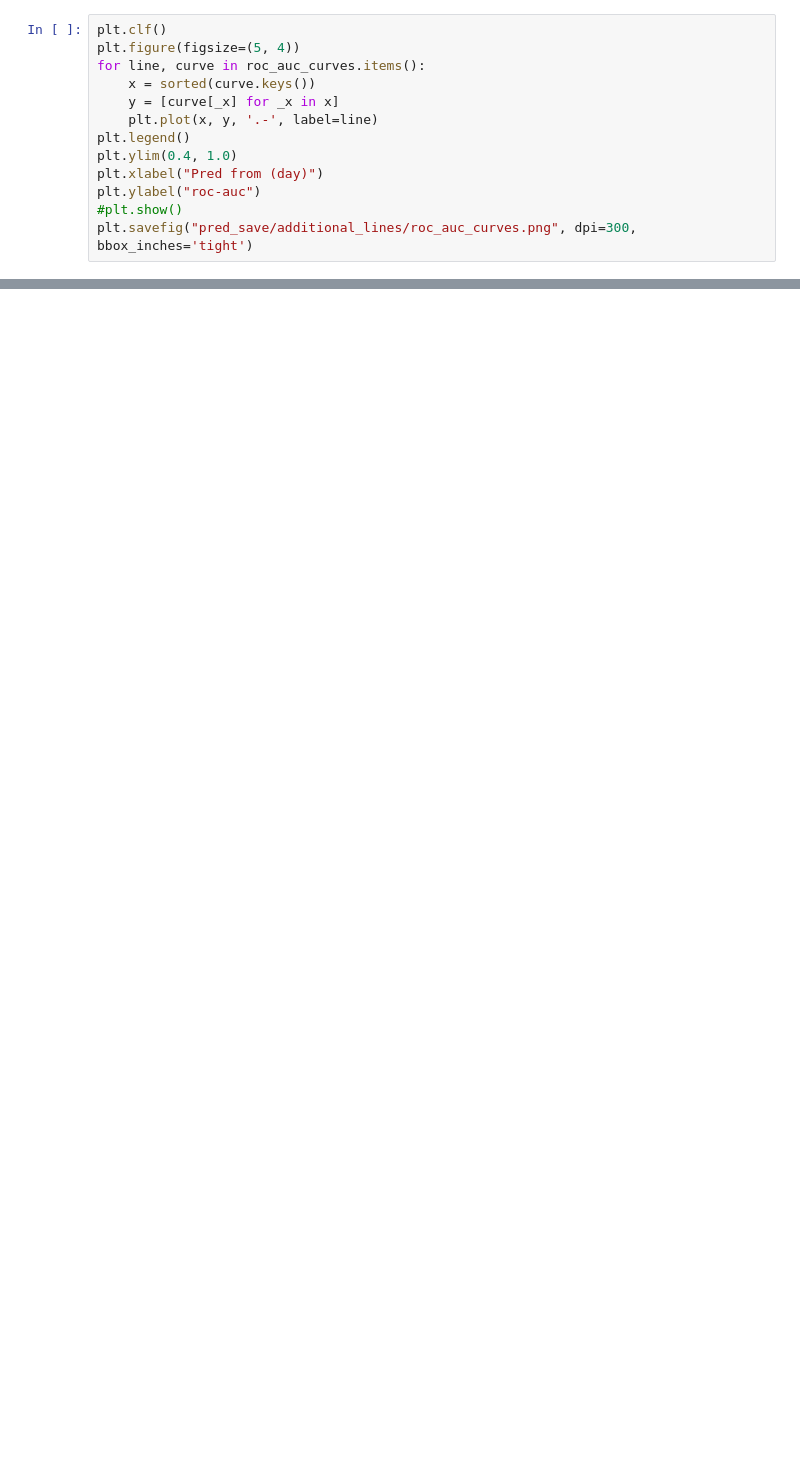
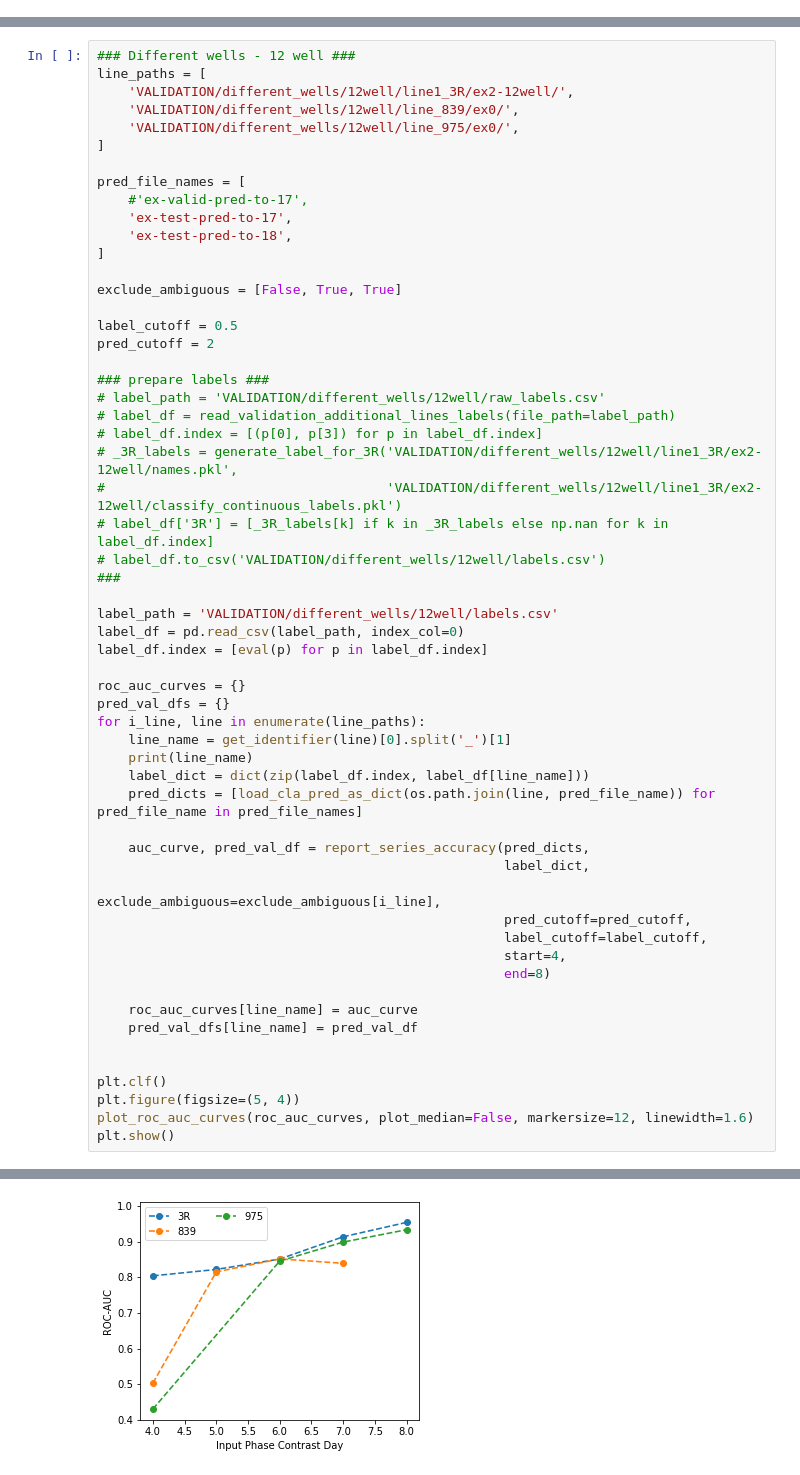
Before and after one commit to miaecle/DiffPred, a Jupyter notebook: metric_breakdown_test.ipynb, the cells around one changed output, grey strips where cells are left out. Drawn from its saved outputs; the diff is of its cells as text; blank space fills up the shorter version.

```diff
--- a/metric_breakdown_test.ipynb
+++ b/metric_breakdown_test.ipynb
@@ -251,13 +258,0 @@ Prec: 0.916     Recall: 0.805   F1: 0.857       AUC: 0.930
-# %%
-plt.clf()
-plt.figure(figsize=(5, 4))
-for line, curve in roc_auc_curves.items():
-    x = sorted(curve.keys())
-    y = [curve[_x] for _x in x]
-    plt.plot(x, y, '.-', label=line)
-plt.legend()
-plt.ylim(0.4, 1.0)
-plt.xlabel("Pred from (day)")
-plt.ylabel("roc-auc")
-#plt.show()
-plt.savefig("pred_save/additional_lines/roc_auc_curves.png", dpi=300, bbox_inches='tight')
@@ -534,0 +259,58 @@ Segmentation Models: using `tf.keras` framework.
+# %%
+### Different wells - 12 well ###
+line_paths = [
+    'VALIDATION/different_wells/12well/line1_3R/ex2-12well/',
+    'VALIDATION/different_wells/12well/line_839/ex0/',
+    'VALIDATION/different_wells/12well/line_975/ex0/',
+]
+
+pred_file_names = [
+    #'ex-valid-pred-to-17',
+    'ex-test-pred-to-17',
+    'ex-test-pred-to-18',
+]
+
+exclude_ambiguous = [False, True, True]
+
+label_cutoff = 0.5
+pred_cutoff = 2
+
+### prepare labels ###
+# label_path = 'VALIDATION/different_wells/12well/raw_labels.csv'
+# label_df = read_validation_additional_lines_labels(file_path=label_path)
+# label_df.index = [(p[0], p[3]) for p in label_df.index]
+# _3R_labels = generate_label_for_3R('VALIDATION/different_wells/12well/line1_3R/ex2-12well/names.pkl',
+#                                    'VALIDATION/different_wells/12well/line1_3R/ex2-12well/classify_continuous_labels.pkl')
+# label_df['3R'] = [_3R_labels[k] if k in _3R_labels else np.nan for k in label_df.index]
+# label_df.to_csv('VALIDATION/different_wells/12well/labels.csv')
+###
+
+label_path = 'VALIDATION/different_wells/12well/labels.csv'
+label_df = pd.read_csv(label_path, index_col=0)
+label_df.index = [eval(p) for p in label_df.index]
+
+roc_auc_curves = {}
+pred_val_dfs = {}
+for i_line, line in enumerate(line_paths):
+    line_name = get_identifier(line)[0].split('_')[1]
+    print(line_name)
+    label_dict = dict(zip(label_df.index, label_df[line_name]))
+    pred_dicts = [load_cla_pred_as_dict(os.path.join(line, pred_file_name)) for pred_file_name in pred_file_names]
+
+    auc_curve, pred_val_df = report_series_accuracy(pred_dicts,
+                                                    label_dict,
+                                                    exclude_ambiguous=exclude_ambiguous[i_line],
+                                                    pred_cutoff=pred_cutoff,
+                                                    label_cutoff=label_cutoff,
+                                                    start=4,
+                                                    end=8)
+
+    roc_auc_curves[line_name] = auc_curve
+    pred_val_dfs[line_name] = pred_val_df
+
+
+plt.clf()
+plt.figure(figsize=(5, 4))
+plot_roc_auc_curves(roc_auc_curves, plot_median=False, markersize=12, linewidth=1.6)
+plt.show()
+# %% [output]
@@ -534,0 +334 @@ Segmentation Models: using `tf.keras` framework.
+[figure, added]
```
Also changed, not shown: parts of 25 cells of this notebook, 1 other file.
